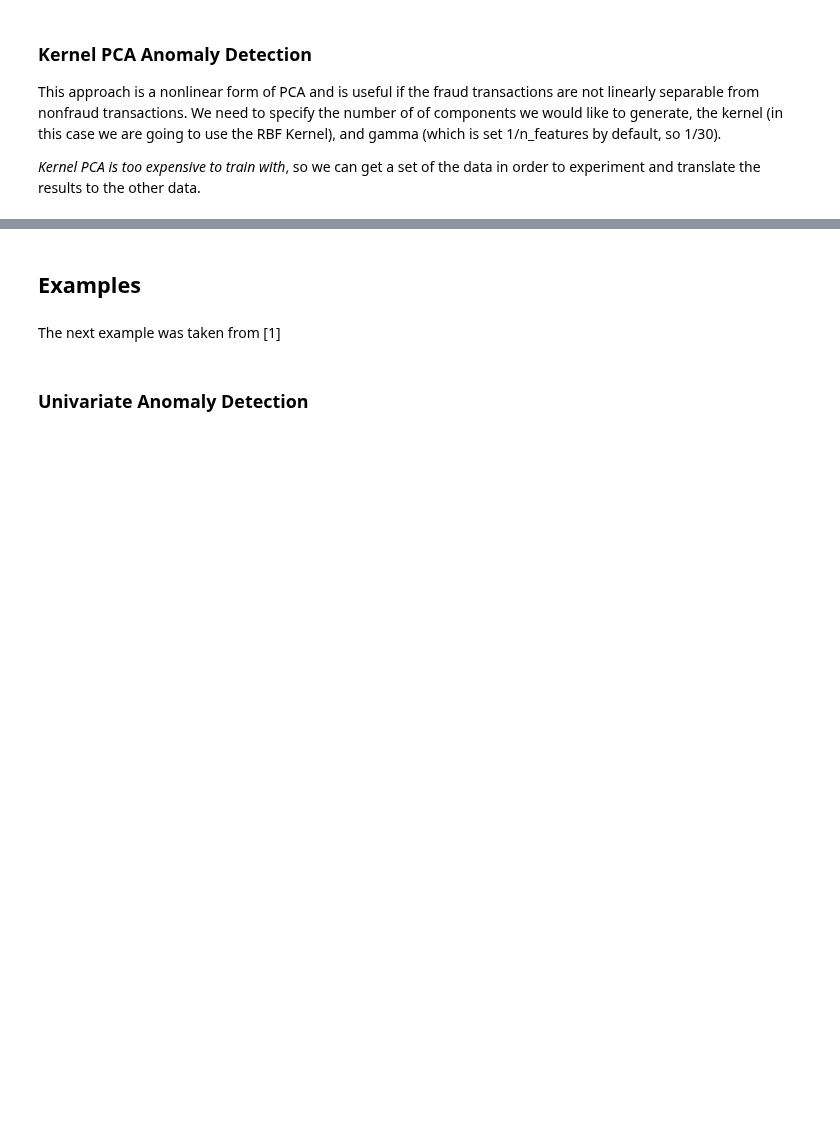
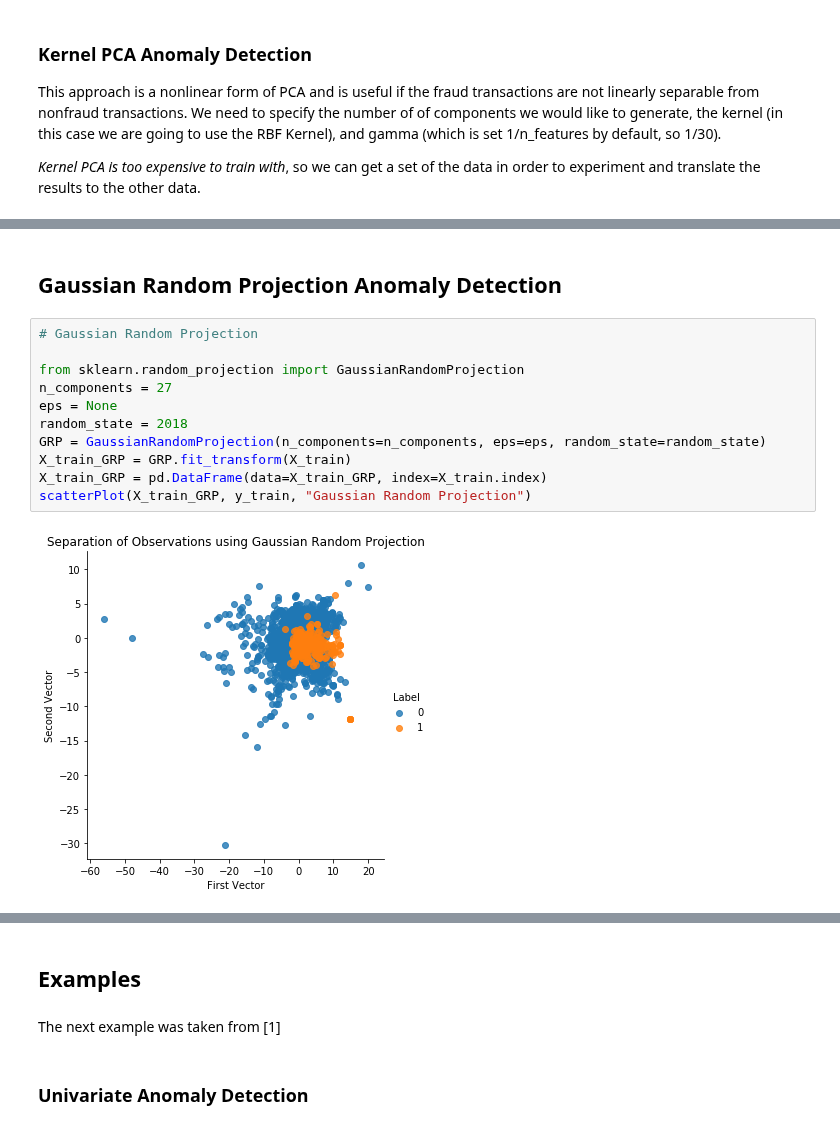
Before and after one commit to vinalyan/Data-Science, a Jupyter notebook: Machine_learning/Unsupervised Learning/Anomaly Detection.ipynb, the cells around one changed output, grey strips where cells are left out. Saved outputs shown, nothing was run; the diff lists cells and outputs as text; blank space fills up the shorter version.

```diff
--- a/Machine_learning/Unsupervised Learning/Anomaly Detection.ipynb
+++ b/Machine_learning/Unsupervised Learning/Anomaly Detection.ipynb
@@ -326,0 +352,15 @@ page 107
+# %% [markdown]
+## Gaussian Random Projection Anomaly Detection
+# %%
+# Gaussian Random Projection
+
+from sklearn.random_projection import GaussianRandomProjection
+n_components = 27
+eps = None
+random_state = 2018
+GRP = GaussianRandomProjection(n_components=n_components, eps=eps, random_state=random_state)
+X_train_GRP = GRP.fit_transform(X_train)
+X_train_GRP = pd.DataFrame(data=X_train_GRP, index=X_train.index)
+scatterPlot(X_train_GRP, y_train, "Gaussian Random Projection")
+# %% [output]
+[figure, added]
```
Also changed, not shown: parts of 14 cells of this notebook.
